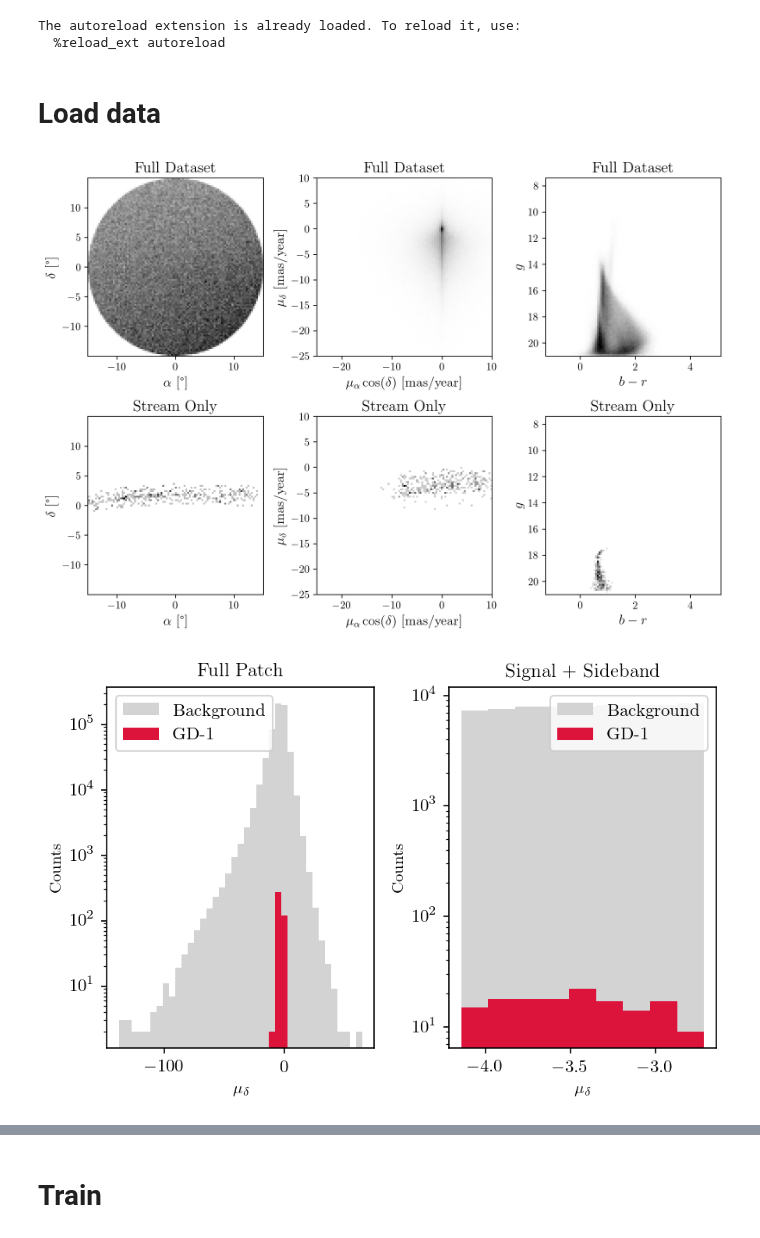
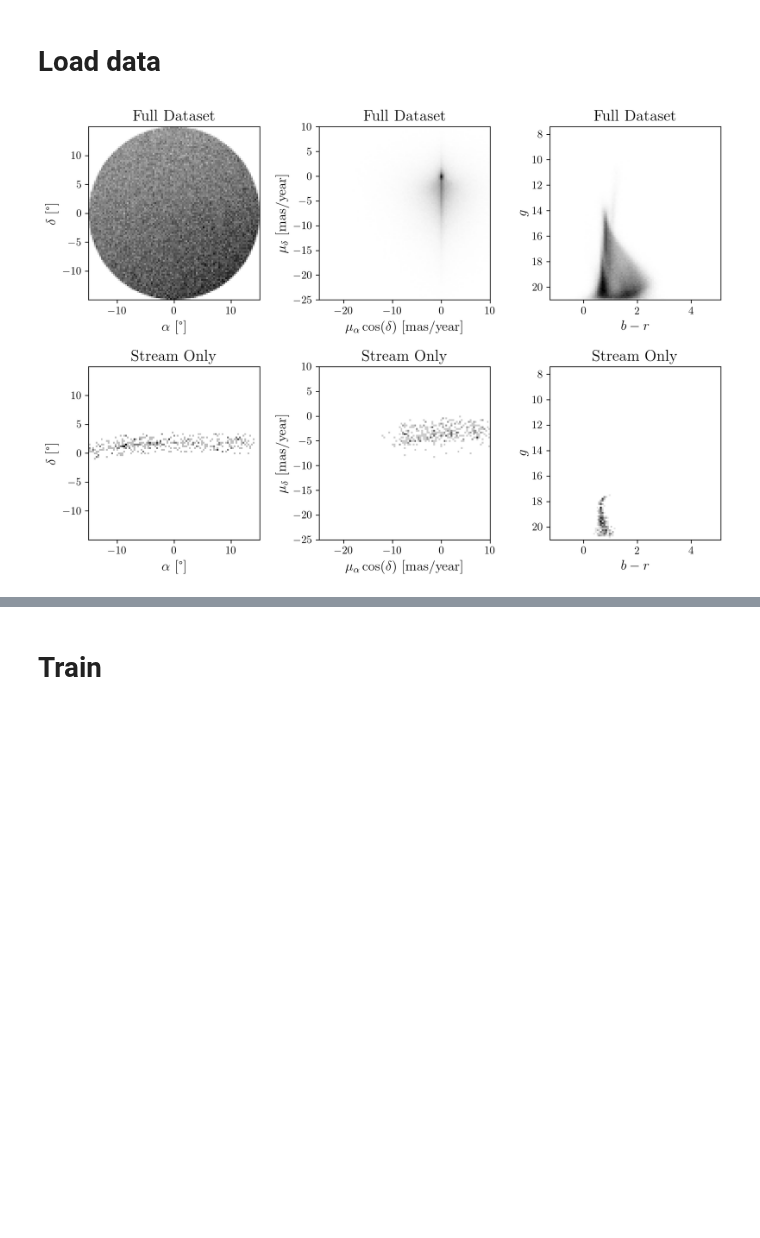
Before and after one commit to hep-lbdl/GaiaCWoLa, a Jupyter notebook: notebooks/Example_Finding_GD1_Tail.ipynb, the cells around one changed output, grey strips where cells are left out. Saved outputs shown, nothing was run; the diff lists cells and outputs as text; code cells hidden in the pictures; blank space fills up the shorter version.

```diff
--- a/notebooks/Example_Finding_GD1_Tail.ipynb
+++ b/notebooks/Example_Finding_GD1_Tail.ipynb
@@ -10,16 +10,14 @@ from livelossplot import PlotLossesKeras
 os.environ["CUDA_VISIBLE_DEVICES"] = "2" # pick a number < 4 on ML4HEP; < 3 on Voltan
 physical_devices = tf.config.list_physical_devices('GPU')
 tf.config.experimental.set_memory_growth(physical_devices[0], True)
+
+save_folder = "gd1_tail"
-# %% [output]
-The autoreload extension is already loaded. To reload it, use:
-  %reload_ext autoreload
 # %% [markdown]
 # Load data
 # %%
 stream = "gd1_tail"
 df, file = load_file(stream = stream)
-visualize_stream(df, save_folder="gd1_tail")
+plot_coords(df, save_folder = save_folder)
 # %% [output]
-[figure, old version]
+[figure, new version]
-[figure, removed]
 # %%
```
Also changed, not shown: parts of 2 cells of this notebook, 2 other files.
